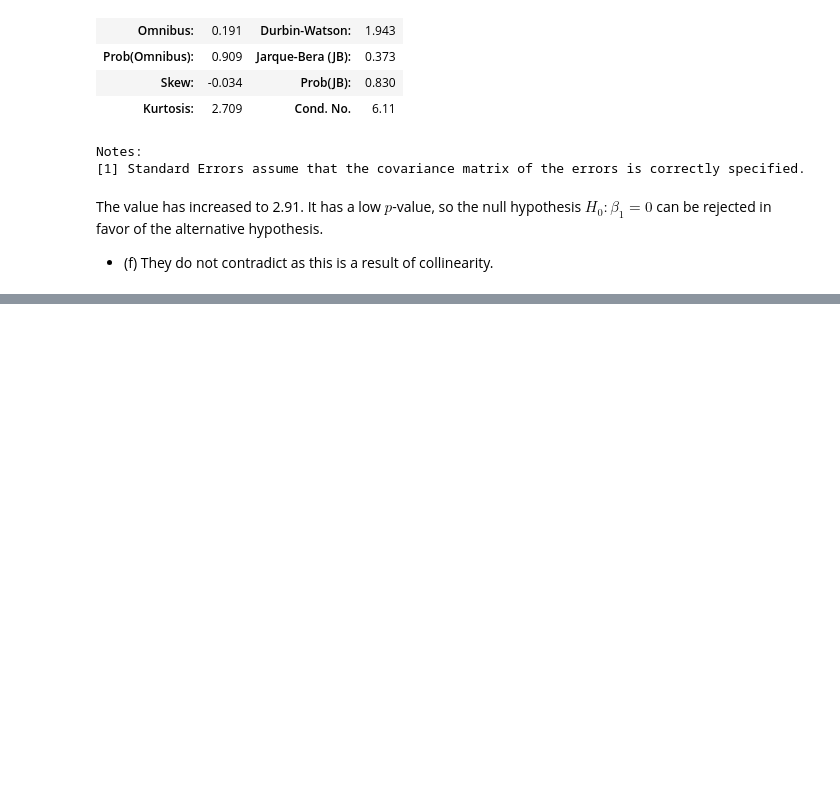
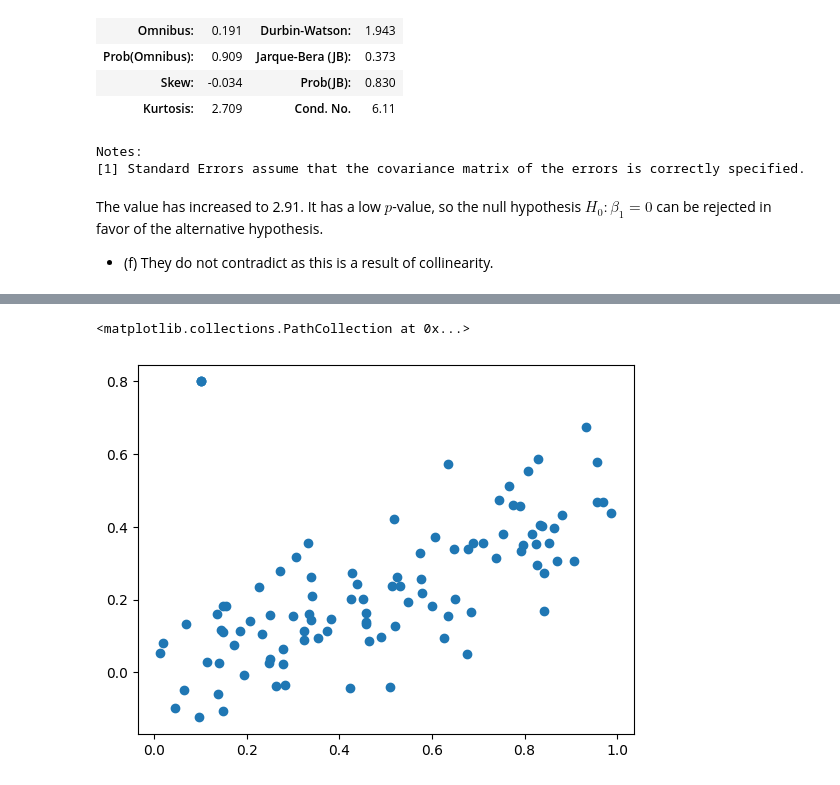
Before and after one commit to Squirrelcoding/ISLP, a Jupyter notebook: Lab_2.ipynb, the cells around one changed output, grey strips where cells are left out. Drawn from its saved outputs; the diff is of its cells as text; code cells hidden in the pictures; blank space fills up the shorter version.

```diff
--- a/Lab_2.ipynb
+++ b/Lab_2.ipynb
@@ -1345,0 +1384,7 @@ y = np.concatenate ([y, [6]])
+# %%
+fig, ax = plt.subplots()
+
+ax.scatter(x1, x2)
+# %% [output]
+<matplotlib.collections.PathCollection at 0x...>
+[figure, added]
```
Also changed, not shown: parts of 34 cells of this notebook.
